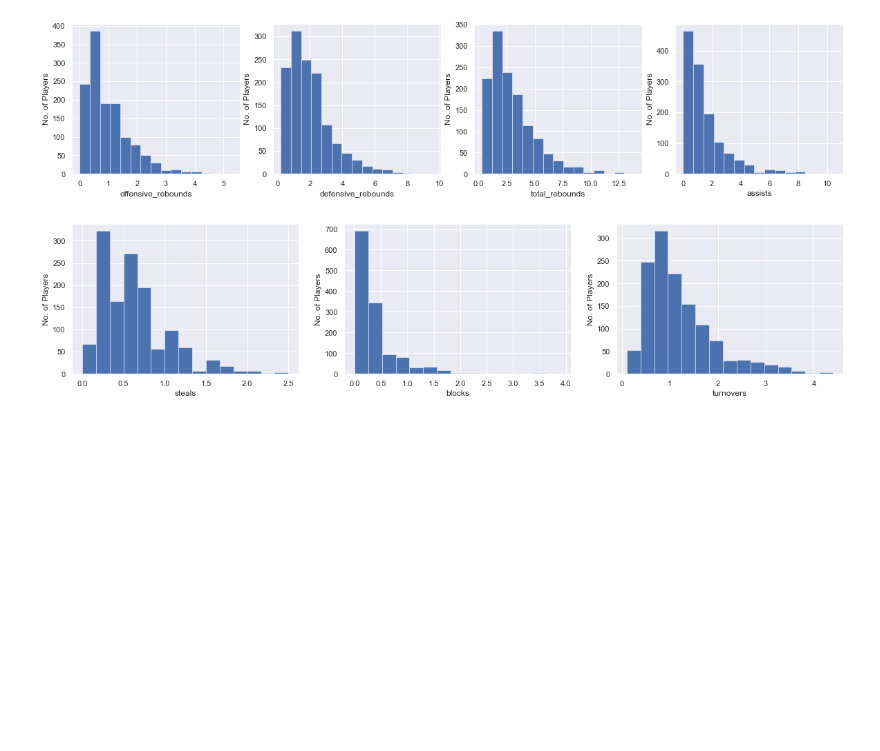
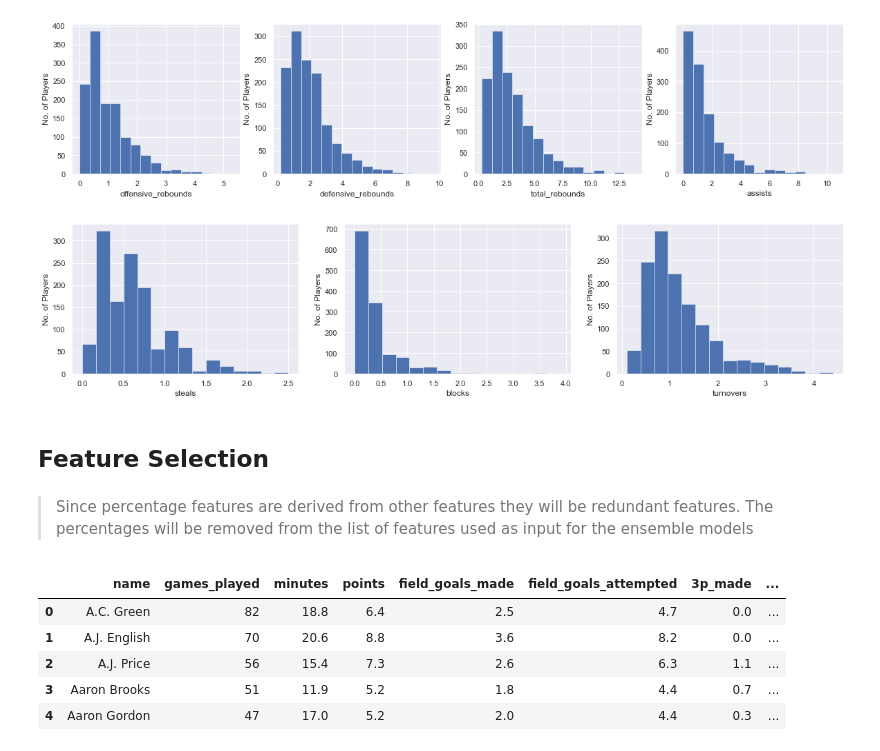
Before and after one commit to mwalbers1/DSC-609-Summer-2022, a Jupyter notebook: module-4-ensemble-algorithms.ipynb, the cells around one changed output. Saved outputs shown, nothing was run; the diff lists cells and outputs as text; code cells hidden in the pictures; blank space fills up the shorter version.

```diff
--- a/module-4-ensemble-algorithms.ipynb
+++ b/module-4-ensemble-algorithms.ipynb
@@ -139,3 +149,22 @@ plot_histograms(['offensive_rebounds', 'defensive_rebounds', 'total_rebounds', '
 plot_histograms(['steals', 'blocks', 'turnovers'])
 # %% [output]
 [figure]
+# %% [markdown]
+## Feature Selection
+# %% [markdown]
+> Since percentage features are derived from other features they will be redundant features.  The percentages will be removed from the list of features used as input for the ensemble models
+# %%
+percent_columns = ['field_goal_pct', '3p_pct', 'free_throws_pct']
+# %%
+nba_rookie_df = nba_rookie_df.drop(percent_columns, axis= 1)
+# %%
+nba_rookie_df["target_5yrs"] = nba_rookie_df["target_5yrs"].astype("int")
+# %%
+nba_rookie_df.head()
+# %% [output]
+|  | name | games_played | minutes | points | field_goals_made | field_goals_attempted | 3p_made | ... |
+| 0 | A.C. Green | 82 | 18.8 | 6.4 | 2.5 | 4.7 | 0.0 | ... |
+| 1 | A.J. English | 70 | 20.6 | 8.8 | 3.6 | 8.2 | 0.0 | ... |
+| 2 | A.J. Price | 56 | 15.4 | 7.3 | 2.6 | 6.3 | 1.1 | ... |
+| 3 | Aaron Brooks | 51 | 11.9 | 5.2 | 1.8 | 4.4 | 0.7 | ... |
+| 4 | Aaron Gordon | 47 | 17.0 | 5.2 | 2.0 | 4.4 | 0.3 | ... |
```
Also changed, not shown: parts of 46 cells of this notebook.
